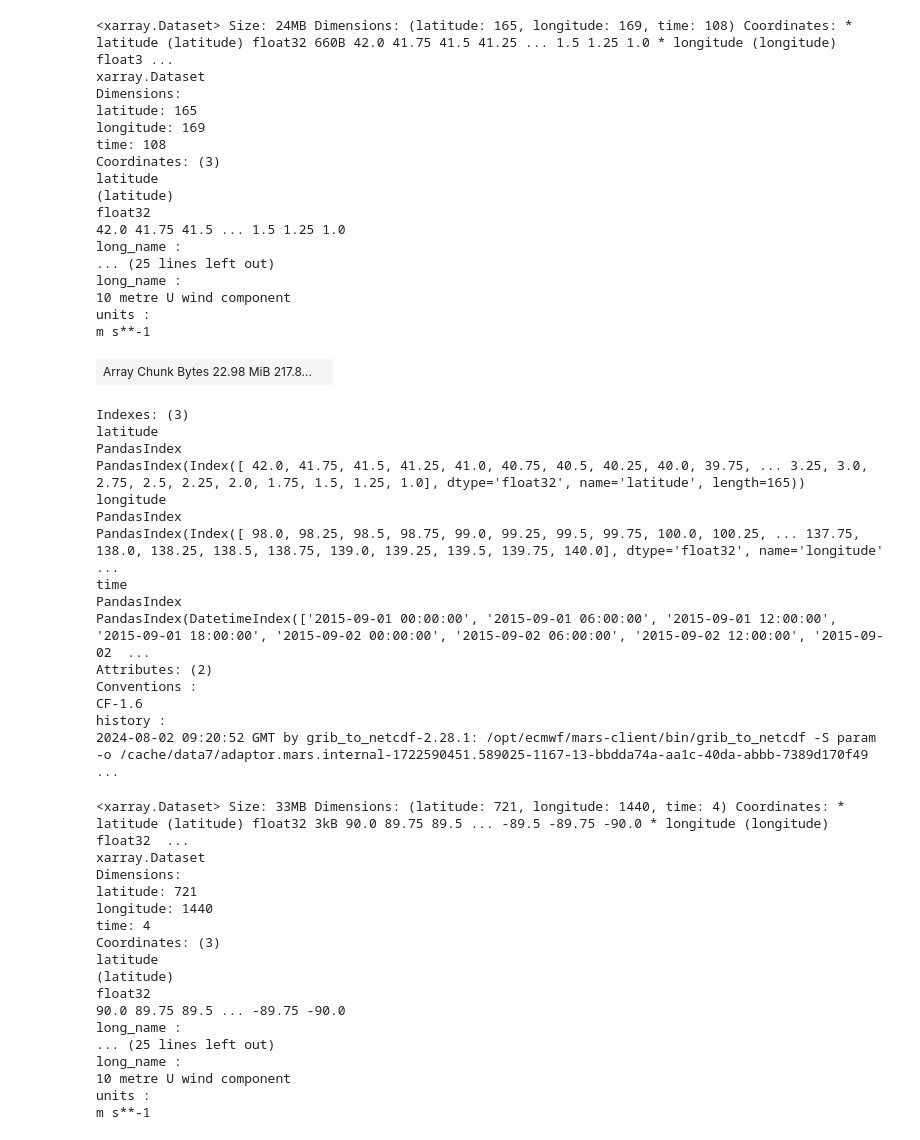
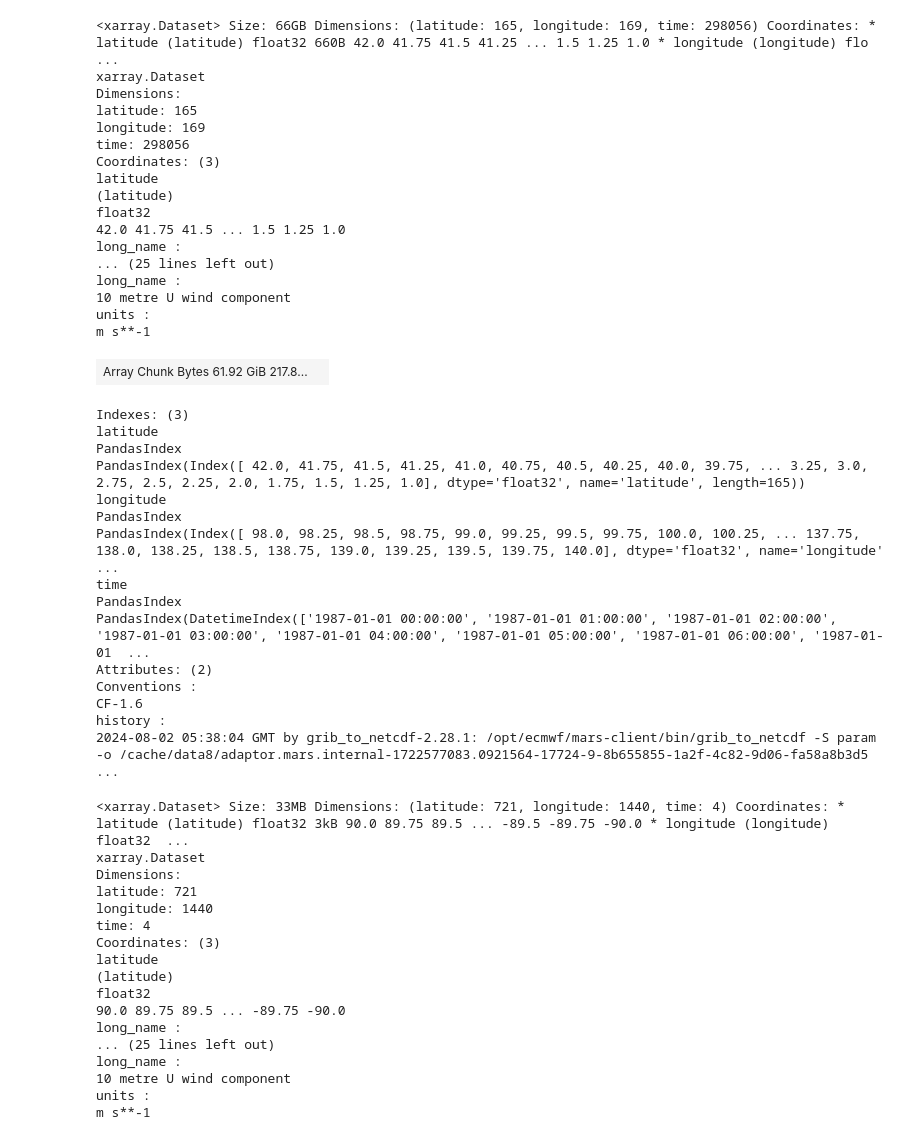
Before and after one commit to qpvvc/modulus, a Jupyter notebook: examples/weather/dataset_download/read_zarr_plot.ipynb, the cells around one changed output. Saved outputs shown, nothing was run; the diff lists cells and outputs as text; code cells hidden in the pictures.

```diff
--- a/examples/weather/dataset_download/read_zarr_plot.ipynb
+++ b/examples/weather/dataset_download/read_zarr_plot.ipynb
@@ -8,42 +9,42 @@ u10 = xr.open_zarr("/datasets/zarr_data_uvsp_swh_mwp/10m_u_component_of_wind.zar
 # %%
 u101 = xr.open_zarr("/datasets/zarr_data_uvsp_swh_mwp_1/10m_u_component_of_wind.zarr")
 u102 = xr.open_zarr("/datasets/zarr_data_uvsp_swh_mwp_2/10m_u_component_of_wind.zarr")
-# %%
-u101
-# %% [output]
-<xarray.Dataset> Size: 24MB Dimensions: (latitude: 165, longitude: 169, time: 108) Coordinates: * latitude (latitude) float32 660B 42.0 41.75 41.5 41.25 ... 1.5 1.25 1.0 * longitude (longitude) float3 ...
-xarray.Dataset
-Dimensions:
-latitude: 165
-longitude: 169
-time: 108
-Coordinates: (3)
-latitude
-(latitude)
-float32
-42.0 41.75 41.5 ... 1.5 1.25 1.0
-long_name :
-... (25 lines left out)
-long_name :
-10 metre U wind component
-units :
-m s**-1
-| Array Chunk Bytes 22.98 MiB 217.8... |  |
-Indexes: (3)
-latitude
-PandasIndex
-PandasIndex(Index([ 42.0, 41.75, 41.5, 41.25, 41.0, 40.75, 40.5, 40.25, 40.0, 39.75, ... 3.25, 3.0, 2.75, 2.5, 2.25, 2.0, 1.75, 1.5, 1.25, 1.0], dtype='float32', name='latitude', length=165))
-longitude
-PandasIndex
-PandasIndex(Index([ 98.0, 98.25, 98.5, 98.75, 99.0, 99.25, 99.5, 99.75, 100.0, 100.25, ... 137.75, 138.0, 138.25, 138.5, 138.75, 139.0, 139.25, 139.5, 139.75, 140.0], dtype='float32', name='longitude' ...
-time
-PandasIndex
-PandasIndex(DatetimeIndex(['2015-09-01 00:00:00', '2015-09-01 06:00:00', '2015-09-01 12:00:00', '2015-09-01 18:00:00', '2015-09-02 00:00:00', '2015-09-02 06:00:00', '2015-09-02 12:00:00', '2015-09-02  ...
-Attributes: (2)
-Conventions :
-CF-1.6
-history :
-2024-08-02 09:20:52 GMT by grib_to_netcdf-2.28.1: /opt/ecmwf/mars-client/bin/grib_to_netcdf -S param -o /cache/data7/adaptor.mars.internal-1722590451.589025-1167-13-bbdda74a-aa1c-40da-abbb-7389d170f49 ...
+# %%
+u10
+# %% [output]
+<xarray.Dataset> Size: 66GB Dimensions: (latitude: 165, longitude: 169, time: 298056) Coordinates: * latitude (latitude) float32 660B 42.0 41.75 41.5 41.25 ... 1.5 1.25 1.0 * longitude (longitude) flo ...
+xarray.Dataset
+Dimensions:
+latitude: 165
+longitude: 169
+time: 298056
+Coordinates: (3)
+latitude
+(latitude)
+float32
+42.0 41.75 41.5 ... 1.5 1.25 1.0
+long_name :
+... (25 lines left out)
+long_name :
+10 metre U wind component
+units :
+m s**-1
+| Array Chunk Bytes 61.92 GiB 217.8... |  |
+Indexes: (3)
+latitude
+PandasIndex
+PandasIndex(Index([ 42.0, 41.75, 41.5, 41.25, 41.0, 40.75, 40.5, 40.25, 40.0, 39.75, ... 3.25, 3.0, 2.75, 2.5, 2.25, 2.0, 1.75, 1.5, 1.25, 1.0], dtype='float32', name='latitude', length=165))
+longitude
+PandasIndex
+PandasIndex(Index([ 98.0, 98.25, 98.5, 98.75, 99.0, 99.25, 99.5, 99.75, 100.0, 100.25, ... 137.75, 138.0, 138.25, 138.5, 138.75, 139.0, 139.25, 139.5, 139.75, 140.0], dtype='float32', name='longitude' ...
+time
+PandasIndex
+PandasIndex(DatetimeIndex(['1987-01-01 00:00:00', '1987-01-01 01:00:00', '1987-01-01 02:00:00', '1987-01-01 03:00:00', '1987-01-01 04:00:00', '1987-01-01 05:00:00', '1987-01-01 06:00:00', '1987-01-01  ...
+Attributes: (2)
+Conventions :
+CF-1.6
+history :
+2024-08-02 05:38:04 GMT by grib_to_netcdf-2.28.1: /opt/ecmwf/mars-client/bin/grib_to_netcdf -S param -o /cache/data8/adaptor.mars.internal-1722577083.0921564-17724-9-8b655855-1a2f-4c82-9d06-fa58a8b3d5 ...
 # %%
 u102
 # %% [output]
```
Also changed, not shown: parts of 8 cells of this notebook, 11 other files.
